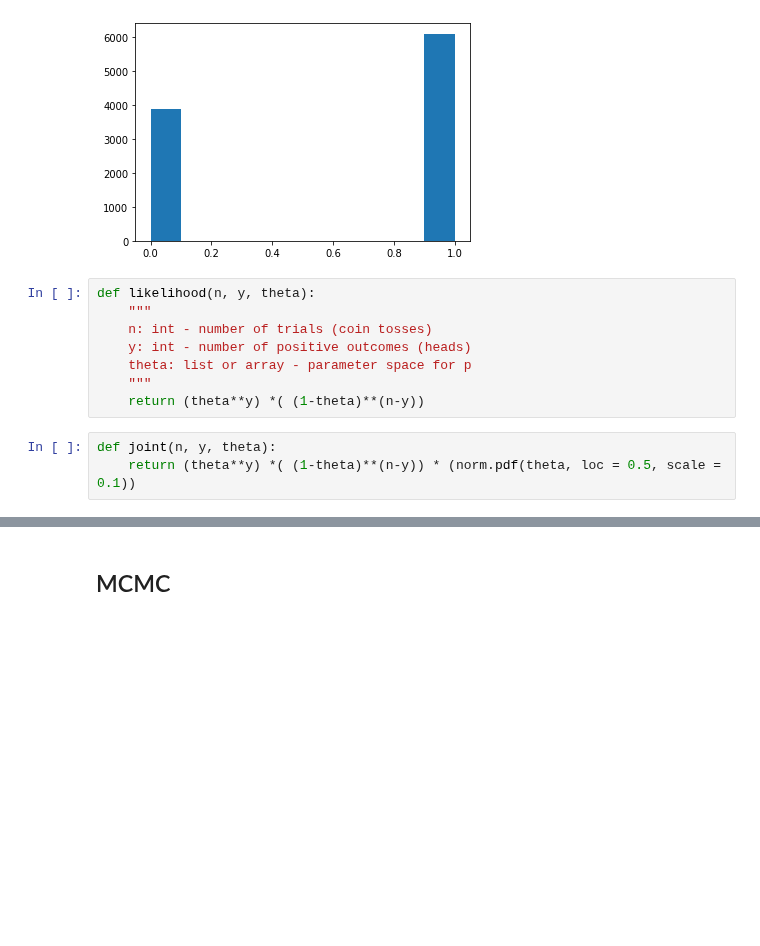
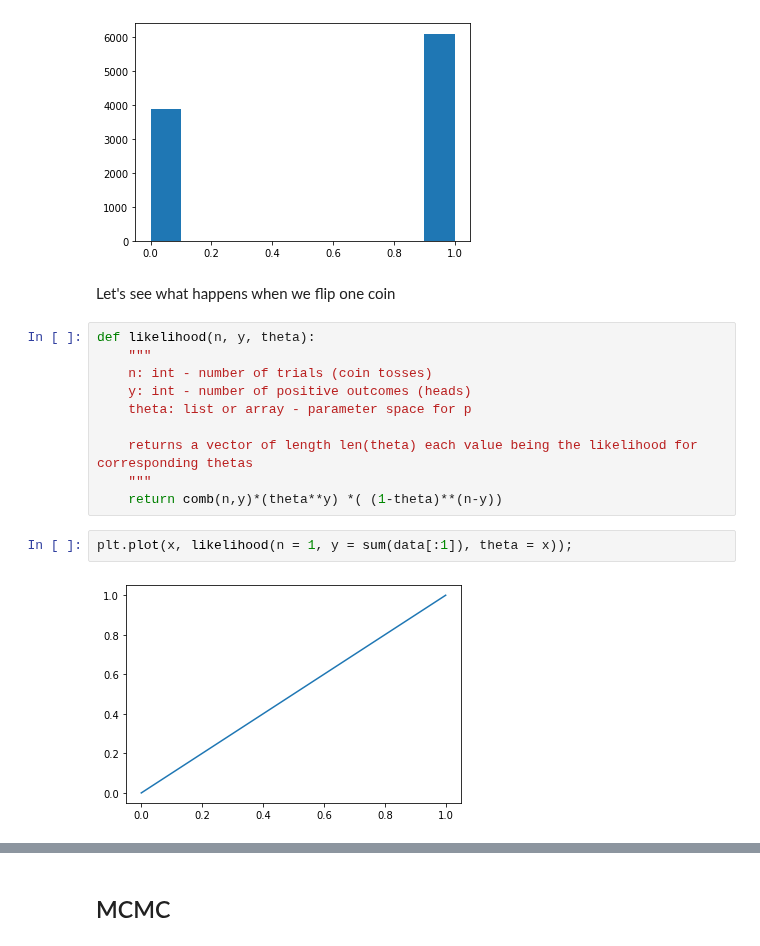
Before and after one commit to gabgilling/Bayesian-Blogs, a Jupyter notebook: Bayesian-Blogs/Posterior Integration MCMC.ipynb, the cells around one changed output, grey strips where cells are left out. Drawn from its saved outputs; the diff is of its cells as text; blank space fills up the shorter version.

```diff
--- a/Bayesian-Blogs/Posterior Integration MCMC.ipynb
+++ b/Bayesian-Blogs/Posterior Integration MCMC.ipynb
@@ -50,15 +55,20 @@ data = stats.bernoulli.rvs(p, size = n_trials)
 plt.hist(data);
 # %% [output]
 [figure]
+# %% [markdown]
+Let's see what happens when we flip one coin
 # %%
 def likelihood(n, y, theta):
     """
     n: int - number of trials (coin tosses)
     y: int - number of positive outcomes (heads)
     theta: list or array - parameter space for p
+
+    returns a vector of length len(theta) each value being the likelihood for corresponding thetas
     """
-    return (theta**y) *( (1-theta)**(n-y))
+    return comb(n,y)*(theta**y) *( (1-theta)**(n-y))
-# %%
-def joint(n, y, theta):
-    return (theta**y) *( (1-theta)**(n-y)) * (norm.pdf(theta, loc = 0.5, scale = 0.1))
+# %%
+plt.plot(x, likelihood(n = 1, y = sum(data[:1]), theta = x));
+# %% [output]
+[figure, added]
 # %%
```
Also changed, not shown: parts of 13 cells of this notebook.
